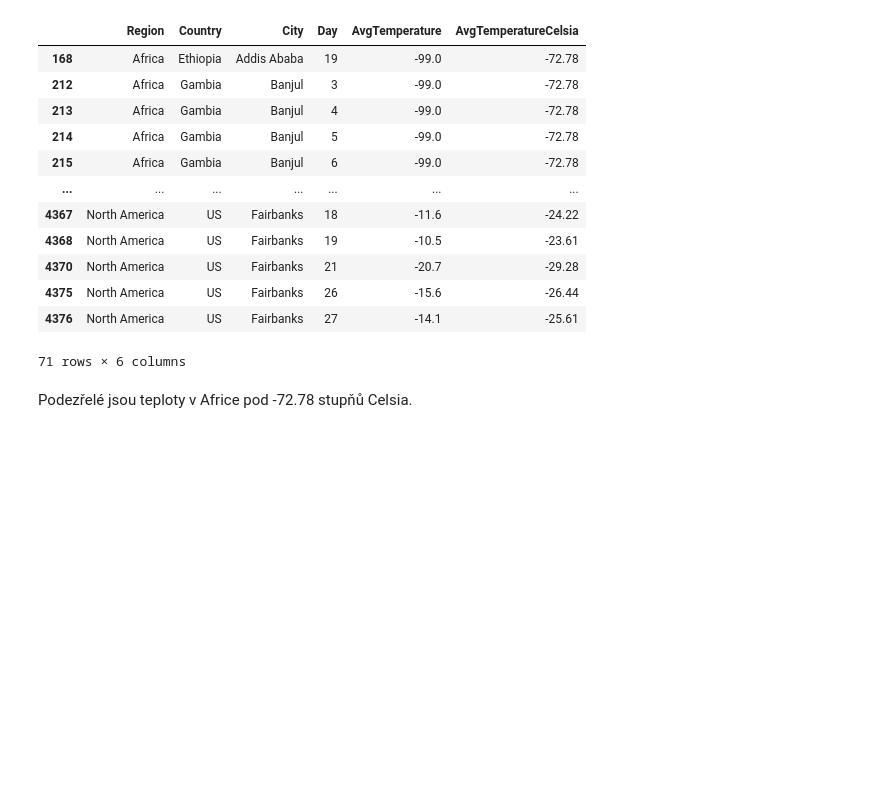
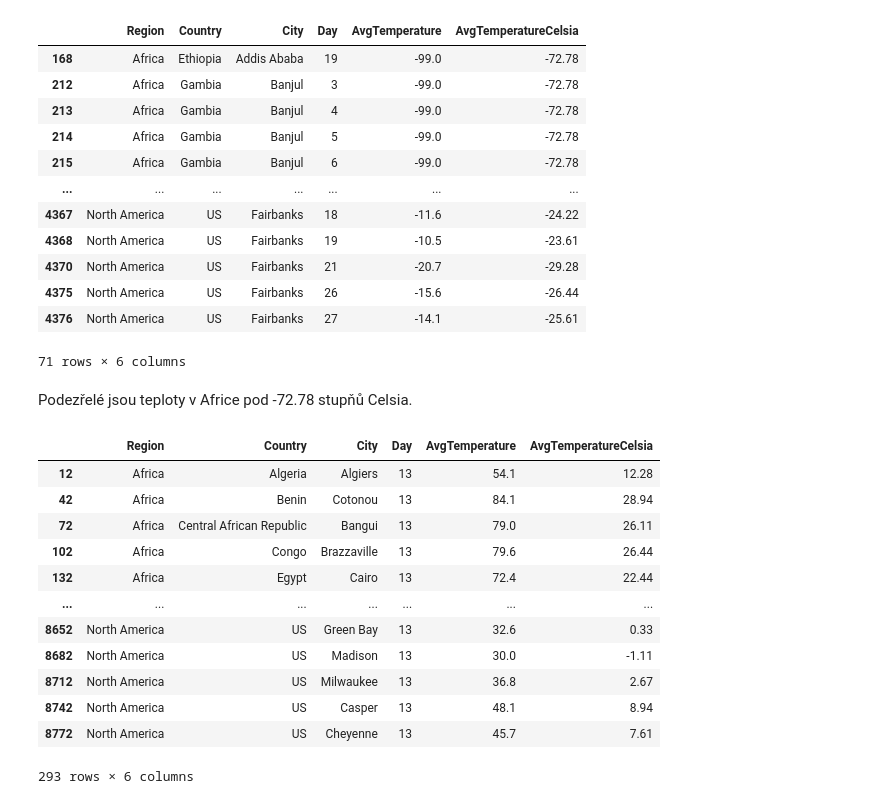
Before and after one commit to luciez/python-tasks, a Jupyter notebook: ukol-9.ipynb, the cells around one changed output. Drawn from its saved outputs; the diff is of its cells as text; code cells hidden in the pictures; blank space fills up the shorter version.

```diff
--- a/ukol-9.ipynb
+++ b/ukol-9.ipynb
@@ -130,3 +130,20 @@ extrem
 71 rows × 6 columns
 # %% [markdown]
 Podezřelé jsou teploty v Africe pod -72.78 stupňů Celsia.
+# %%
+listopad13=teploty[teploty["Day"]==13]
+listopad13
+# %% [output]
+|  | Region | Country | City | Day | AvgTemperature | AvgTemperatureCelsia |
+| 12 | Africa | Algeria | Algiers | 13 | 54.1 | 12.28 |
+| 42 | Africa | Benin | Cotonou | 13 | 84.1 | 28.94 |
+| 72 | Africa | Central African Republic | Bangui | 13 | 79.0 | 26.11 |
+| 102 | Africa | Congo | Brazzaville | 13 | 79.6 | 26.44 |
+| 132 | Africa | Egypt | Cairo | 13 | 72.4 | 22.44 |
+| ... | ... | ... | ... | ... | ... | ... |
+| 8652 | North America | US | Green Bay | 13 | 32.6 | 0.33 |
+| 8682 | North America | US | Madison | 13 | 30.0 | -1.11 |
+| 8712 | North America | US | Milwaukee | 13 | 36.8 | 2.67 |
+| 8742 | North America | US | Casper | 13 | 48.1 | 8.94 |
+| 8772 | North America | US | Cheyenne | 13 | 45.7 | 7.61 |
+293 rows × 6 columns
```
Also changed, not shown: parts of 2 cells of this notebook.
